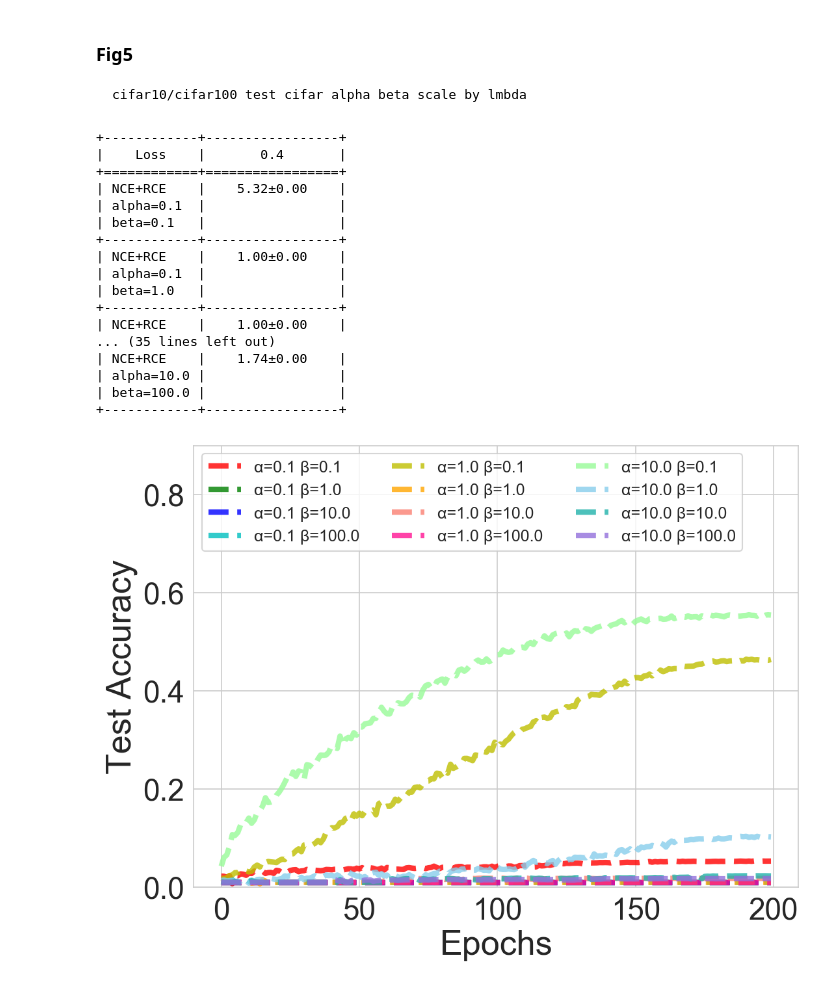
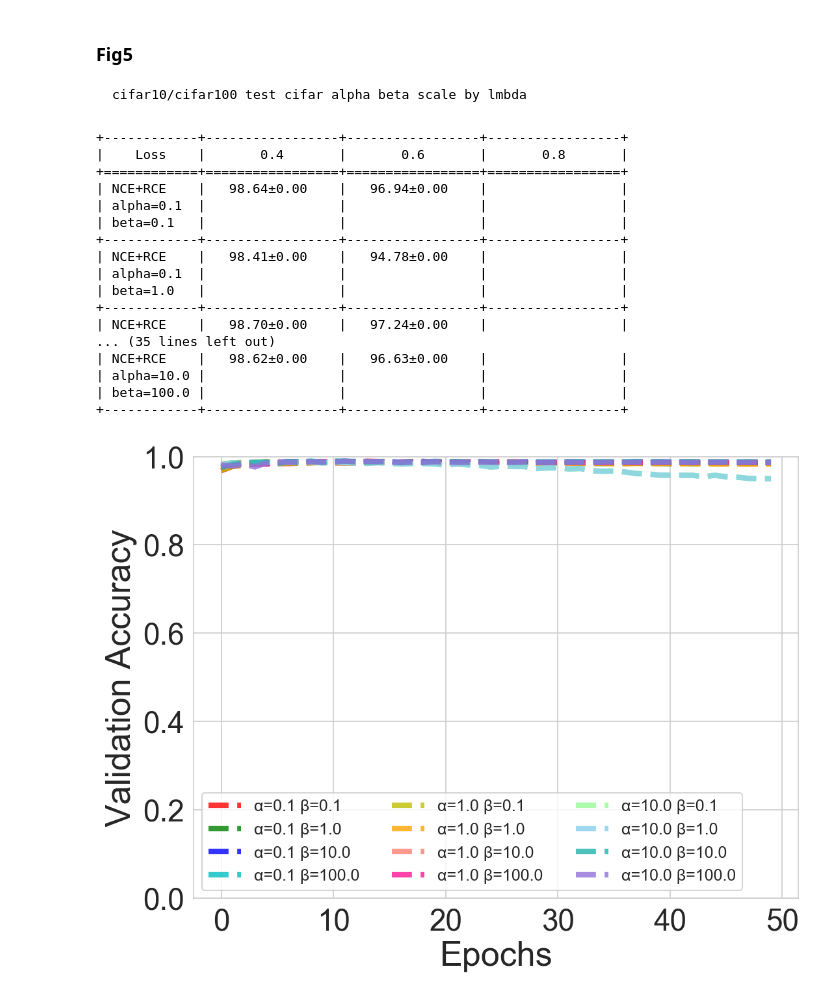
Before and after one commit to HanxunH/Active-Passive-Losses, a Jupyter notebook: plot_results.ipynb, the cells around one changed output. Cells and saved outputs as stored; diff of their text form; code cells hidden in the pictures.

```diff
--- a/plot_results.ipynb
+++ b/plot_results.ipynb
@@ -442,8 +442,8 @@ loss_style = {
     'NCE+RCE': {'color': 'r', 'linestyle': '--'},
     'NFL+RCE': {'color': 'c', 'linestyle': '--'},
     'NFL+MAE': {'color': 'm', 'linestyle': '--'},
-    'NFL+NCE': {'color': 'orange', 'linestyle': '--'},
-    'MAE+RCE': {'color': 'deeppink', 'linestyle': '--'}
+    'NFL+NCE': {'color': 'darkorange', 'linestyle': '--'},
+    'MAE+RCE': {'color': 'coral', 'linestyle': '--'}
 }
 # %% [markdown]
 <h3>Fig1 & Fig2</h3>
@@ -525,7 +533,7 @@ def plot_graph_compare(history, nr, targets, graph_file_name, range_min, range_m
     fig = plt.figure(figsize=(8, 6), dpi=150, facecolor='w', edgecolor='k')
     ax = fig.add_subplot(111)
     ax.set_xlabel("Epochs", fontsize=25)
-    ax.set_ylabel('Test Accuracy', fontsize=25)
+    ax.set_ylabel('Validation Accuracy', fontsize=25)
     ax.set_ylim(bottom=range_min, top=range_max)
 
     ax.tick_params(axis='both', which='major', labelsize=22)
@@ -657,27 +666,29 @@ plot_graph_compare(history=cifar_10_history_sym,
 # %%
 # Scale Expriments
 
-target_dir_list = ['checkpoints/cifar100/sym/alpha_beta_exp']
+target_dir_list = ['checkpoints/mnist/sym/alpha_beta_exp']
 cifar_100_history_alpha_beta_exp = load_train_history(target_dir_list)
-print((plot_table(cifar_100_history_alpha_beta_exp, 'test_acc', ['0.4'])))
+cifar_100_history_alpha_beta_exp['NCE+RCE alpha=10.0 beta=0.1'] = cifar_100_history_alpha_beta_exp['NCE+RCE alpha=10.0 beta=1.0'
+]
+print((plot_table(cifar_100_history_alpha_beta_exp, 'test_acc', ['0.4', '0.6', '0.8'])))
 # %% [output]
-+------------+-----------------+
-|    Loss    |       0.4       |
-+============+=================+
-| NCE+RCE    |    5.32±0.00    |
-| alpha=0.1  |                 |
-| beta=0.1   |                 |
-+------------+-----------------+
-| NCE+RCE    |    1.00±0.00    |
-| alpha=0.1  |                 |
-| beta=1.0   |                 |
-+------------+-----------------+
-| NCE+RCE    |    1.00±0.00    |
++------------+-----------------+-----------------+-----------------+
+|    Loss    |       0.4       |       0.6       |       0.8       |
++============+=================+=================+=================+
+| NCE+RCE    |   98.64±0.00    |   96.94±0.00    |                 |
+| alpha=0.1  |                 |                 |                 |
+| beta=0.1   |                 |                 |                 |
++------------+-----------------+-----------------+-----------------+
+| NCE+RCE    |   98.41±0.00    |   94.78±0.00    |                 |
+| alpha=0.1  |                 |                 |                 |
+| beta=1.0   |                 |                 |                 |
++------------+-----------------+-----------------+-----------------+
+| NCE+RCE    |   98.70±0.00    |   97.24±0.00    |                 |
 ... (35 lines left out)
-| NCE+RCE    |    1.74±0.00    |
-| alpha=10.0 |                 |
-| beta=100.0 |                 |
-+------------+-----------------+
+| NCE+RCE    |   98.62±0.00    |   96.63±0.00    |                 |
+| alpha=10.0 |                 |                 |                 |
+| beta=100.0 |                 |                 |                 |
++------------+-----------------+-----------------+-----------------+
 # %%
 loss_style['NCE+RCE alpha=0.1 beta=0.1'] = {'color': 'r', 'linestyle': '--'}
 loss_style['NCE+RCE alpha=0.1 beta=1.0'] = {'color': 'g', 'linestyle': '--'}
@@ -700,35 +711,35 @@ plot_graph_compare(history=cifar_100_history_alpha_beta_exp,
                    nr='0.4',
                    lengend_col=3,
                    range_min=0.0,
-                   range_max=0.9,
-                   legend_loc='upper left',
+                   range_max=1.0,
+                   legend_loc='lower left',
                    legend_prop={'size': 12},
-                   graph_file_name='plot/graph5_nce+rce_cifar_100_40',
+                   graph_file_name='plot/graph5_nce+rce_mnist_40',
                    labels=['\u03B1=0.1 \u03B2=0.1',
                            '\u03B1=0.1 \u03B2=1.0',
                            '\u03B1=0.1 \u03B2=10.0',
                            '\u03B1=0.1 \u03B2=100.0',
                            '\u03B1=1.0 \u03B2=0.1',
                            '\u03B1=1.0 \u03B2=1.0',
                            '\u03B1=1.0 \u03B2=10.0',
                            '\u03B1=1.0 \u03B2=100.0',
                            '\u03B1=10.0 \u03B2=0.1',
                            '\u03B1=10.0 \u03B2=1.0',
                            '\u03B1=10.0 \u03B2=10.0',
                            '\u03B1=10.0 \u03B2=100.0',
                           ],
                    targets=['NCE+RCE alpha=0.1 beta=0.1',
                             'NCE+RCE alpha=0.1 beta=1.0',
                             'NCE+RCE alpha=0.1 beta=10.0',
                             'NCE+RCE alpha=0.1 beta=100.0',
                             'NCE+RCE alpha=1.0 beta=0.1',
                             'NCE+RCE alpha=1.0 beta=1.0',
                             'NCE+RCE alpha=1.0 beta=10.0',
                             'NCE+RCE alpha=1.0 beta=100.0',
                             'NCE+RCE alpha=10.0 beta=0.1',
                             'NCE+RCE alpha=10.0 beta=1.0',
                             'NCE+RCE alpha=10.0 beta=10.0',
                             'NCE+RCE alpha=10.0 beta=100.0',
                            ])
 # %% [output]
-[figure, old version]
+[figure, new version]
```
Also changed, not shown: parts of 6 cells of this notebook, 4 other files.
